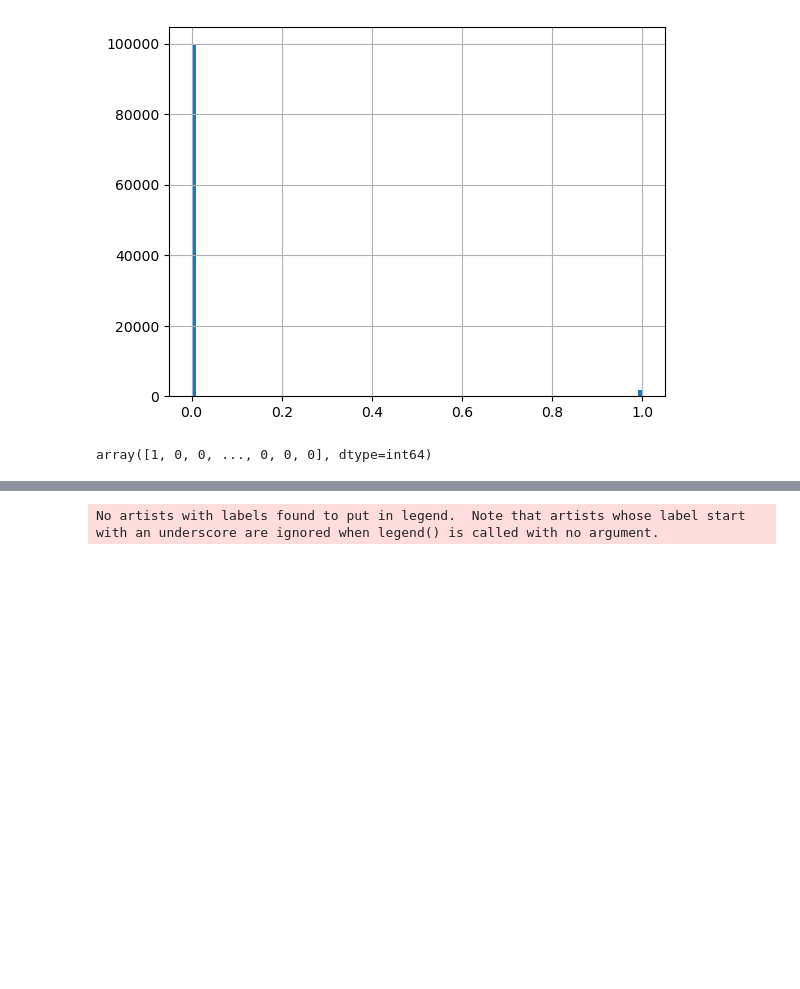
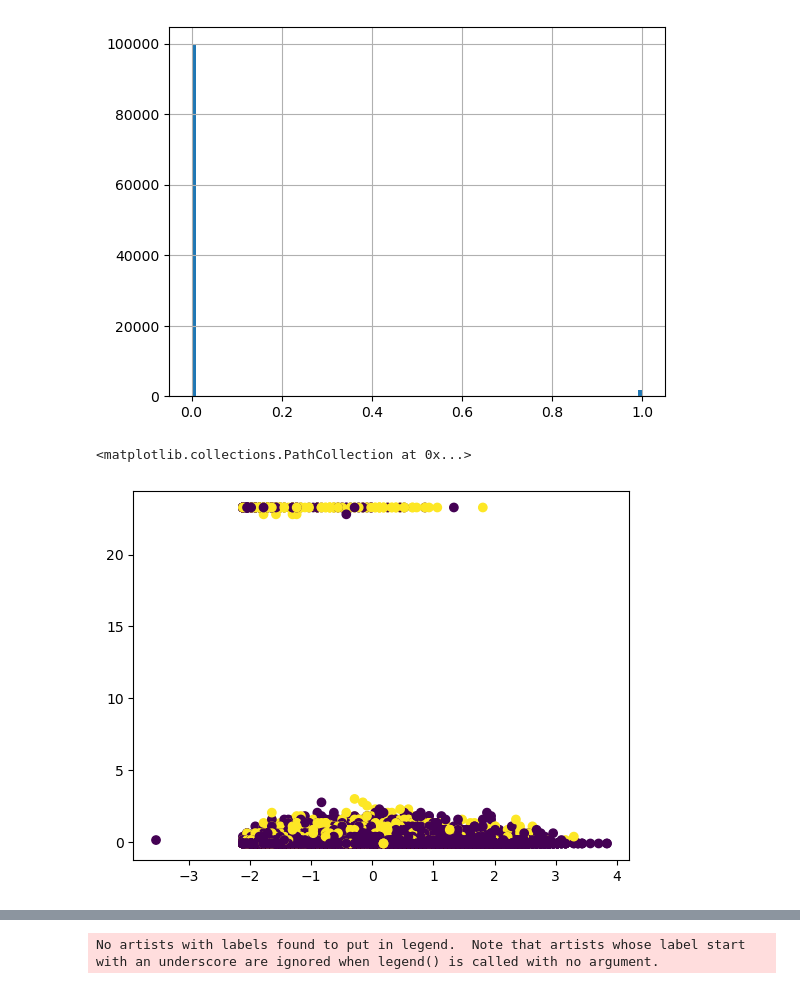
Before and after one commit to martinbandung/Give-Me-Some-Credit, a Jupyter notebook: code/Classifiers.ipynb, the cells around one changed output, grey strips where cells are left out. Drawn from its saved outputs; the diff is of its cells as text; code cells hidden in the pictures; blank space fills up the shorter version.

```diff
--- a/code/Classifiers.ipynb
+++ b/code/Classifiers.ipynb
@@ -190,6 +192,12 @@ dfse['binprob'].hist(bins=100)
 <AxesSubplot:>
 [figure]
 # %%
-y
+X_train_std
+xs,ys=zip(*X_train_std)
+
+
+plt.scatter((xs),(ys),c=dfy['SeriousDlqin2yrs'])
+#plt.ylim(-0.1, 3)
 # %% [output]
-array([1, 0, 0, ..., 0, 0, 0], dtype=int64)
+<matplotlib.collections.PathCollection at 0x...>
+[figure, added]
```
Also changed, not shown: parts of 21 cells of this notebook, 3 other files.
